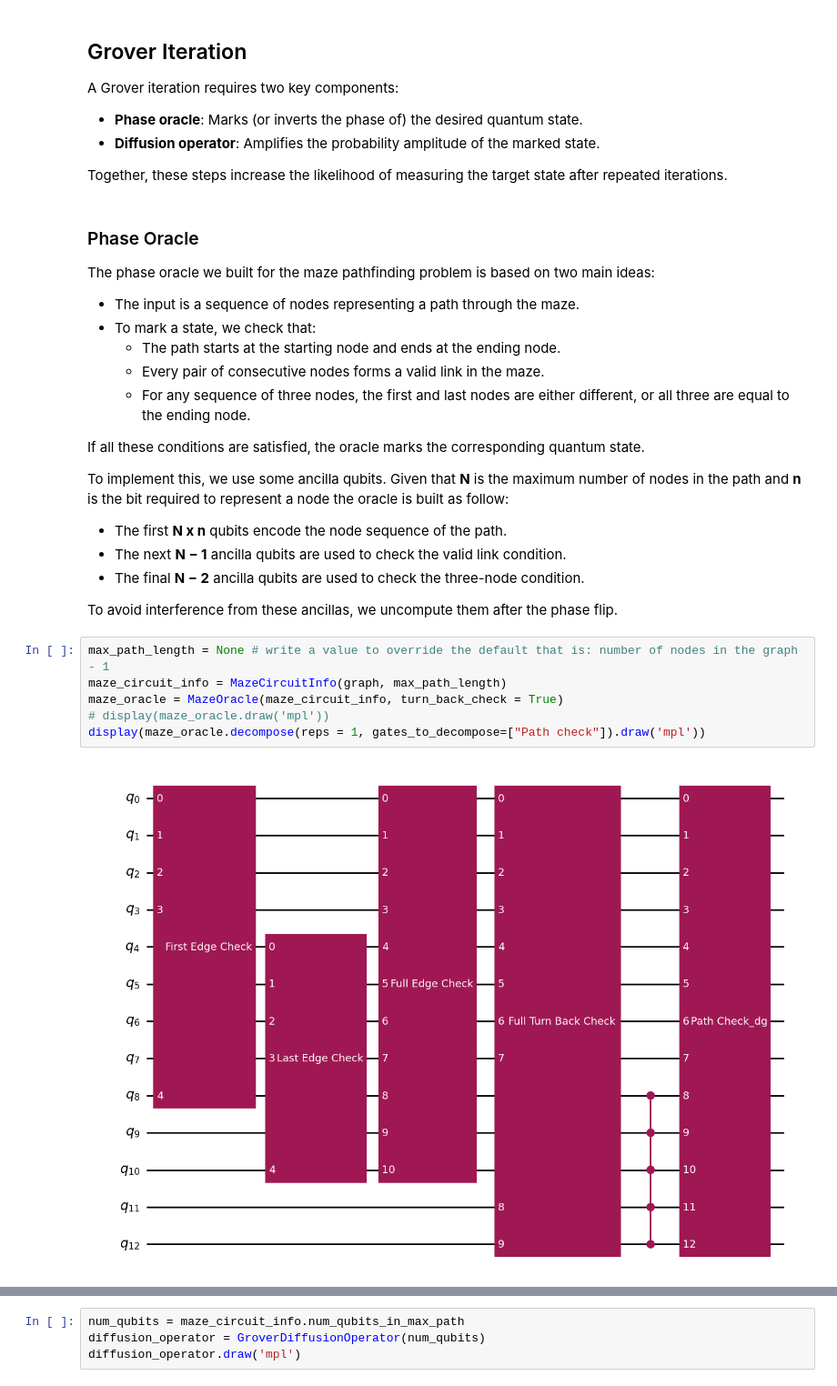
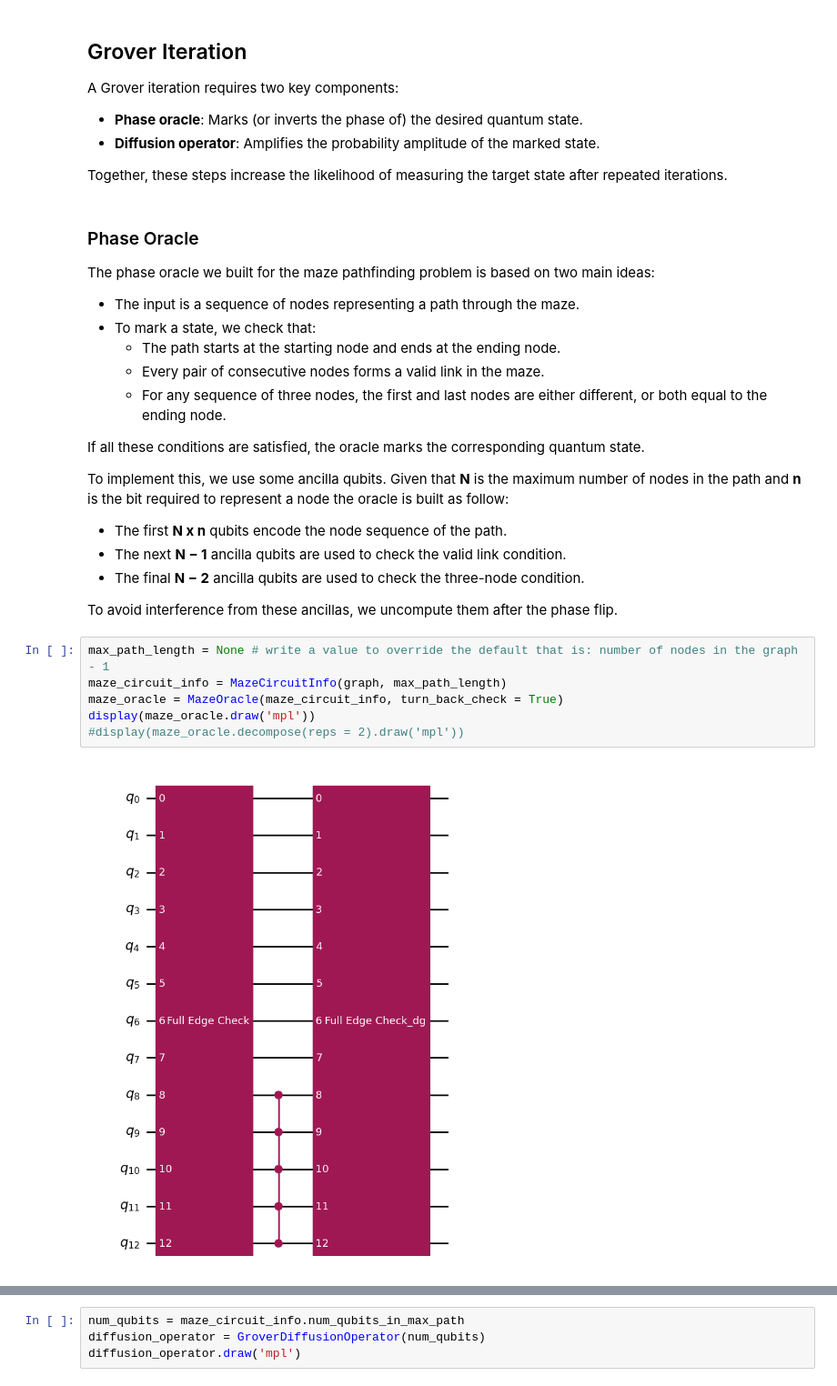
Before and after one commit to 1ngVG-QCCE/QuantumMazeSolver, a Jupyter notebook: maze_solver.ipynb, the cells around one changed output, grey strips where cells are left out. Shown: that part at 91% size. Saved outputs shown, nothing was run; the diff lists cells and outputs as text.

Commit message:
better text in maze_solver

```diff
--- a/maze_solver.ipynb
+++ b/maze_solver.ipynb
@@ -51,7 +51,7 @@ The phase oracle we built for the maze pathfinding problem is based on two main
 - To mark a state, we check that:
   - The path starts at the starting node and ends at the ending node.
   - Every pair of consecutive nodes forms a valid link in the maze.
-  - For any sequence of three nodes, the first and last nodes are either different, or all three are equal to the ending node.
+  - For any sequence of three nodes, the first and last nodes are either different, or both equal to the ending node.
 
 If all these conditions are satisfied, the oracle marks the corresponding quantum state.
 
@@ -65,11 +65,11 @@ To avoid interference from these ancillas, we uncompute them after the phase fli
 # %%
 max_path_length = None # write a value to override the default that is: number of nodes in the graph - 1
 maze_circuit_info = MazeCircuitInfo(graph, max_path_length)
 maze_oracle = MazeOracle(maze_circuit_info, turn_back_check = True)
-# display(maze_oracle.draw('mpl'))
-display(maze_oracle.decompose(reps = 1, gates_to_decompose=["Path check"]).draw('mpl'))
+display(maze_oracle.draw('mpl'))
+#display(maze_oracle.decompose(reps = 2).draw('mpl'))
 # %% [output]
-[figure, old version]
+[figure, new version]
 # %% [markdown]
 ### Diffusion Operator
 
```
Also changed, not shown: parts of 12 cells of this notebook.
